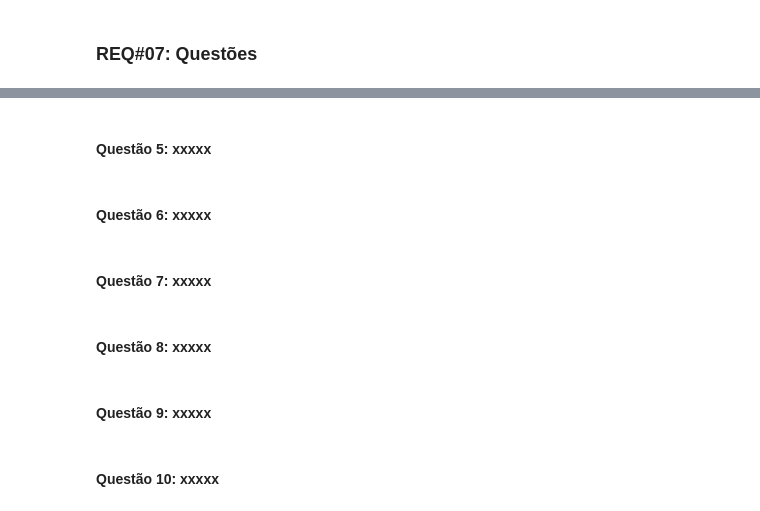
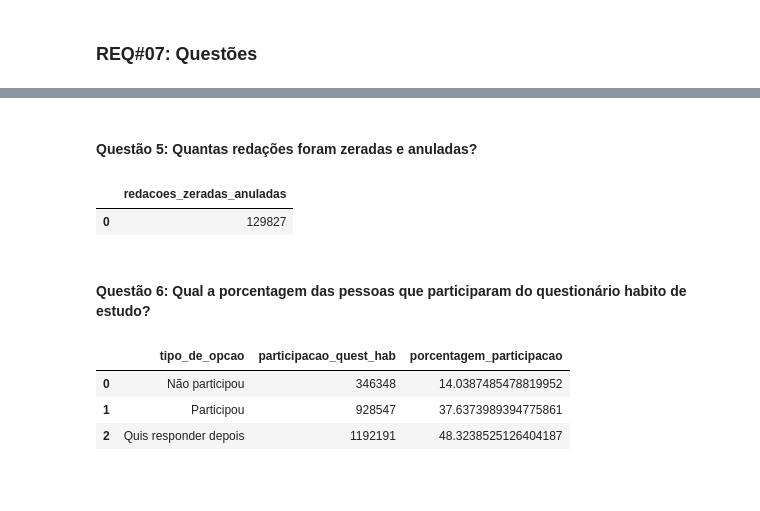
Before and after one commit to jv-porto/projeto-analise-habitos-estudo-enem, a Jupyter notebook: notebooks/projeto_db.ipynb, the cells around one changed output, grey strips where cells are left out. Drawn from its saved outputs; the diff is of its cells as text; code cells hidden in the pictures; blank space fills up the shorter version.

```diff
--- a/notebooks/projeto_db.ipynb
+++ b/notebooks/projeto_db.ipynb
@@ -501,12 +619,47 @@ aggregated_data
 # %% [markdown]
-#### **Questão 5: xxxxx**
+#### **Questão 5: Quantas redações foram zeradas e anuladas?**
-# %% [markdown]
-#### **Questão 6: xxxxx**
-# %% [markdown]
-#### **Questão 7: xxxxx**
-# %% [markdown]
-#### **Questão 8: xxxxx**
-# %% [markdown]
-#### **Questão 9: xxxxx**
-# %% [markdown]
-#### **Questão 10: xxxxx**
+# %%
+with db_connection() as conn, conn.cursor() as cursor:
+    query = '''
+    SELECT COUNT("NU_NOTA_REDACAO") AS redacoes_zeradas_anuladas
+    FROM projeto_enem.notas
+    WHERE "NU_NOTA_REDACAO" IS NULL OR "NU_NOTA_REDACAO" = 0;
+    '''
+    cursor.execute(query)
+
+    q7_data = cursor.fetchall()
+    q7_columns = [desc[0] for desc in cursor.description]
+    q7_df = pd.DataFrame(q7_data, columns=q7_columns)
+
+q7_df
+# %% [output]
+|  | redacoes_zeradas_anuladas |
+| 0 | 129827 |
+# %% [markdown]
+#### **Questão 6: Qual a porcentagem das pessoas que participaram do questionário habito de estudo?**
+# %%
+with db_connection() as conn, conn.cursor() as cursor:
+    query = '''
+    SELECT
+    CASE "TP_RESPOSTA"
+        WHEN 0 THEN 'Não participou'
+        WHEN 1 THEN 'Participou'
+        WHEN 2 THEN 'Quis responder depois'
+    END AS tipo_de_opcao,
+    COUNT("TP_RESPOSTA") AS participacao_quest_hab,
+    (COUNT("TP_RESPOSTA") * 100.0) / (SELECT COUNT(*) FROM projeto_enem.hab_estudo) AS porcentagem_participacao
+    FROM projeto_enem.hab_estudo
+    GROUP BY "TP_RESPOSTA";
+    '''
+    cursor.execute(query)
+
+    q6_data = cursor.fetchall()
+    q6_columns = [desc[0] for desc in cursor.description]
+    q6_df = pd.DataFrame(q6_data, columns=q6_columns)
+
+q6_df
+# %% [output]
+|  | tipo_de_opcao | participacao_quest_hab | porcentagem_participacao |
+| 0 | Não participou | 346348 | 14.0387485478819952 |
+| 1 | Participou | 928547 | 37.6373989394775861 |
+| 2 | Quis responder depois | 1192191 | 48.3238525126404187 |
```
Also changed, not shown: parts of 21 cells of this notebook.
